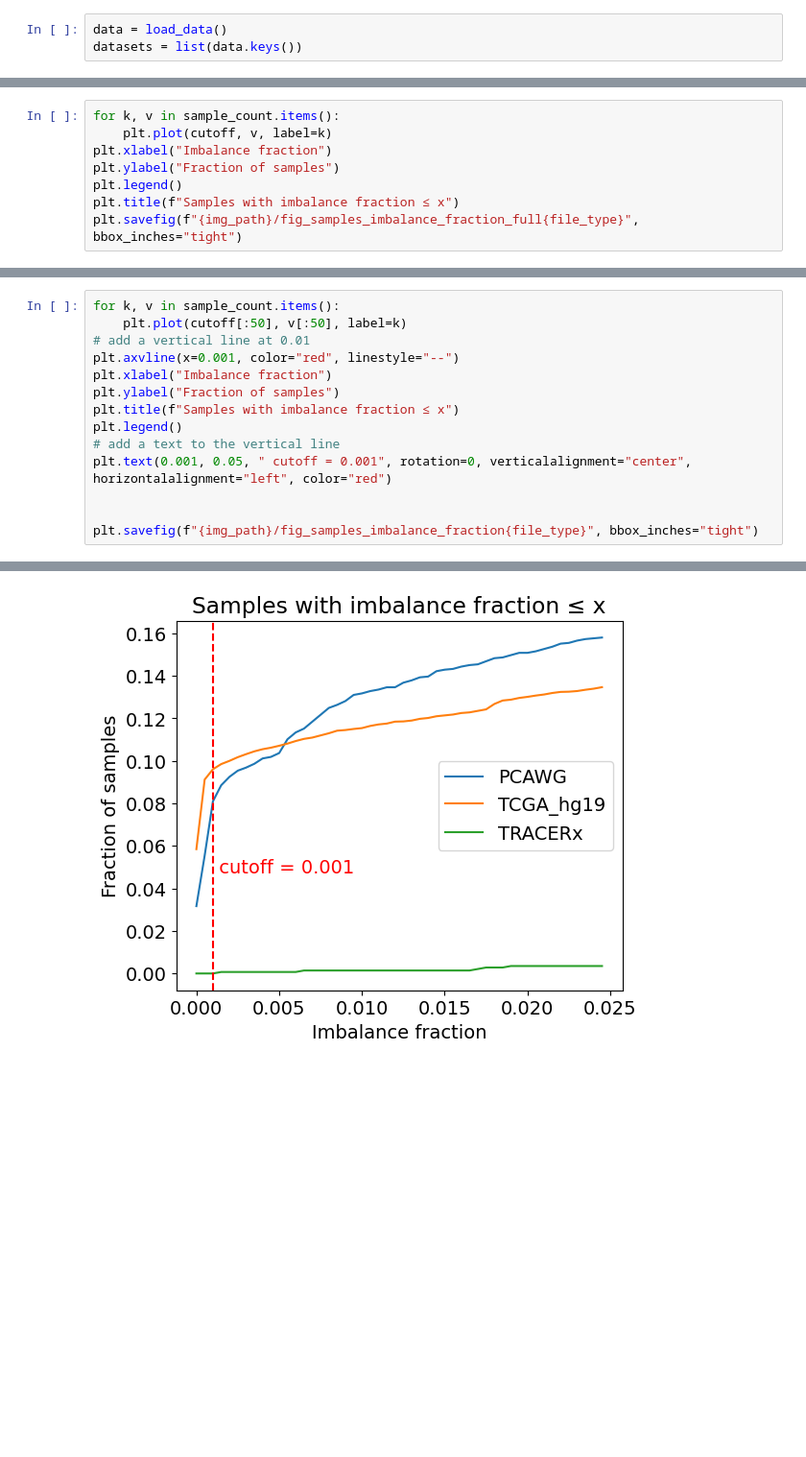
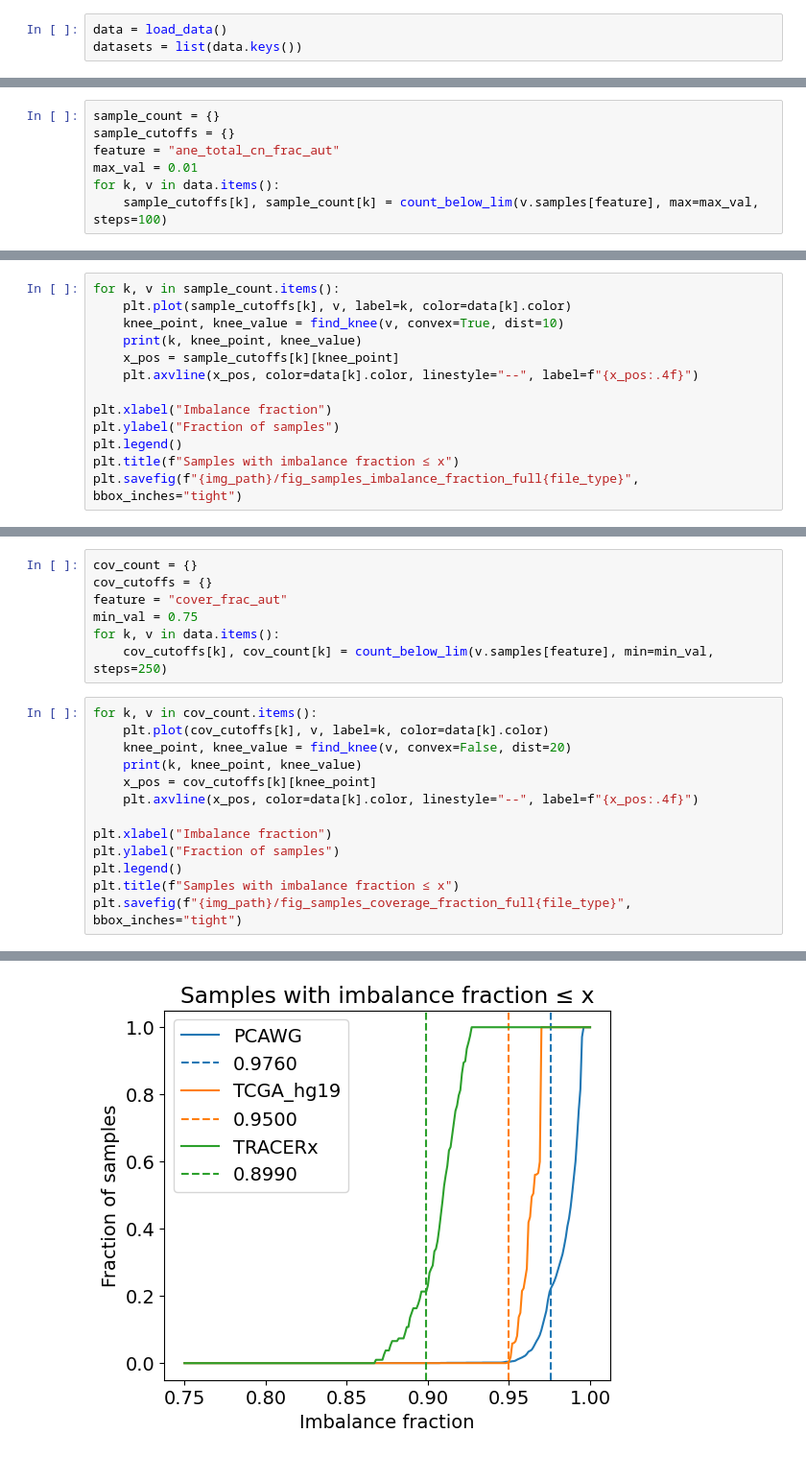
Before and after one commit to ICCB-Cologne/CNSistent, a Jupyter notebook: notebooks/analyze/analyze_cutoffs.ipynb, the cells around one changed output, grey strips where cells are left out. Shown at 96% size. Drawn from its saved outputs; the diff is of its cells as text; blank space fills up the shorter version.

Commit message:
Working on knee detection.

```diff
--- a/notebooks/analyze/analyze_cutoffs.ipynb
+++ b/notebooks/analyze/analyze_cutoffs.ipynb
@@ -28,0 +28,7 @@ for k, v in data.items():
+# %%
+sample_count = {}
+sample_cutoffs = {}
+feature = "ane_total_cn_frac_aut"
+max_val = 0.01
+for k, v in data.items():
+    sample_cutoffs[k], sample_count[k] = count_below_lim(v.samples[feature], max=max_val, steps=100)
@@ -29,6 +66,11 @@ for k, v in data.items():
 # %%
 for k, v in sample_count.items():
-    plt.plot(cutoff, v, label=k)
+    plt.plot(sample_cutoffs[k], v, label=k, color=data[k].color)
+    knee_point, knee_value = find_knee(v, convex=True, dist=10)
+    print(k, knee_point, knee_value)
+    x_pos = sample_cutoffs[k][knee_point]
+    plt.axvline(x_pos, color=data[k].color, linestyle="--", label=f"{x_pos:.4f}")
+
 plt.xlabel("Imbalance fraction")
 plt.ylabel("Fraction of samples")
 plt.legend()
@@ -39,15 +84,21 @@ plt.savefig(f"{img_path}/fig_samples_imbalance_fraction_full{file_type}", bbox_i
+# %%
+cov_count = {}
+cov_cutoffs = {}
+feature = "cover_frac_aut"
+min_val = 0.75
+for k, v in data.items():
+    cov_cutoffs[k], cov_count[k] = count_below_lim(v.samples[feature], min=min_val, steps=250)
 # %%
-for k, v in sample_count.items():
-    plt.plot(cutoff[:50], v[:50], label=k)
-# add a vertical line at 0.01
-plt.axvline(x=0.001, color="red", linestyle="--")
+for k, v in cov_count.items():
+    plt.plot(cov_cutoffs[k], v, label=k, color=data[k].color)
+    knee_point, knee_value = find_knee(v, convex=False, dist=20)
+    print(k, knee_point, knee_value)
+    x_pos = cov_cutoffs[k][knee_point]
+    plt.axvline(x_pos, color=data[k].color, linestyle="--", label=f"{x_pos:.4f}")
+
 plt.xlabel("Imbalance fraction")
 plt.ylabel("Fraction of samples")
+plt.legend()
 plt.title(f"Samples with imbalance fraction ≤ x")
-plt.legend()
-# add a text to the vertical line
-plt.text(0.001, 0.05, " cutoff = 0.001", rotation=0, verticalalignment="center", horizontalalignment="left", color="red")
-
-
-plt.savefig(f"{img_path}/fig_samples_imbalance_fraction{file_type}", bbox_inches="tight")
+plt.savefig(f"{img_path}/fig_samples_coverage_fraction_full{file_type}", bbox_inches="tight")
 # %% [output]
@@ -54 +108 @@ plt.savefig(f"{img_path}/fig_samples_imbalance_fraction{file_type}", bbox_inches
-[figure, old version]
+[figure, new version]
```
Also changed, not shown: parts of 12 cells of this notebook, 1 other file.
